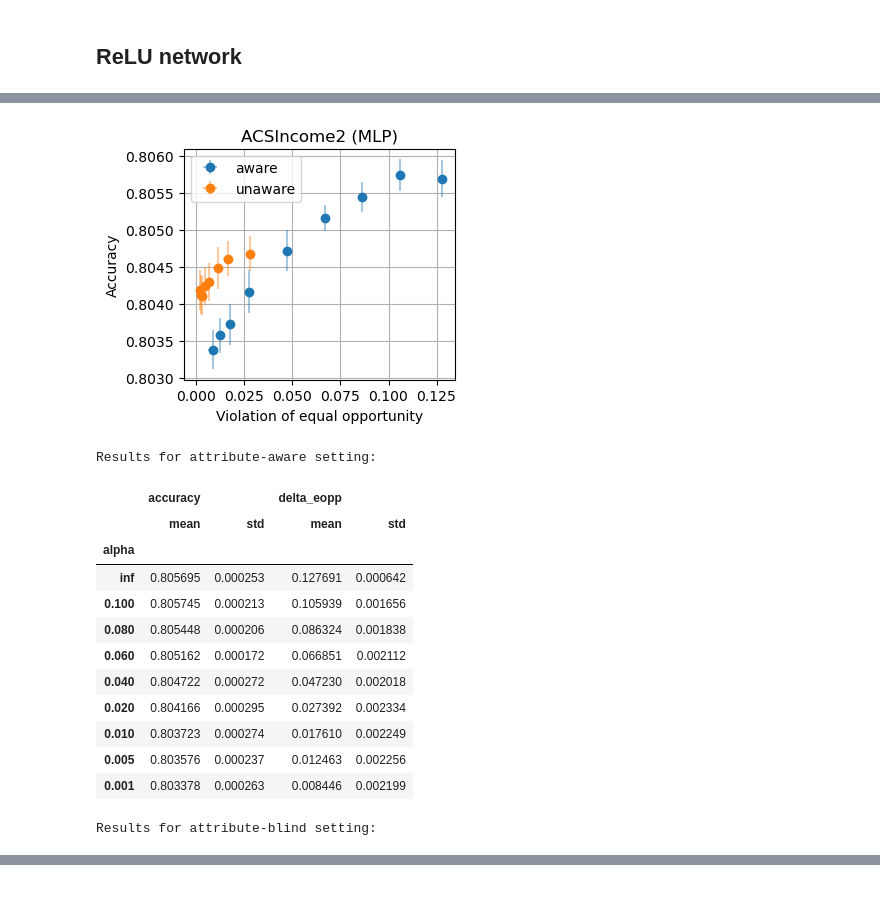
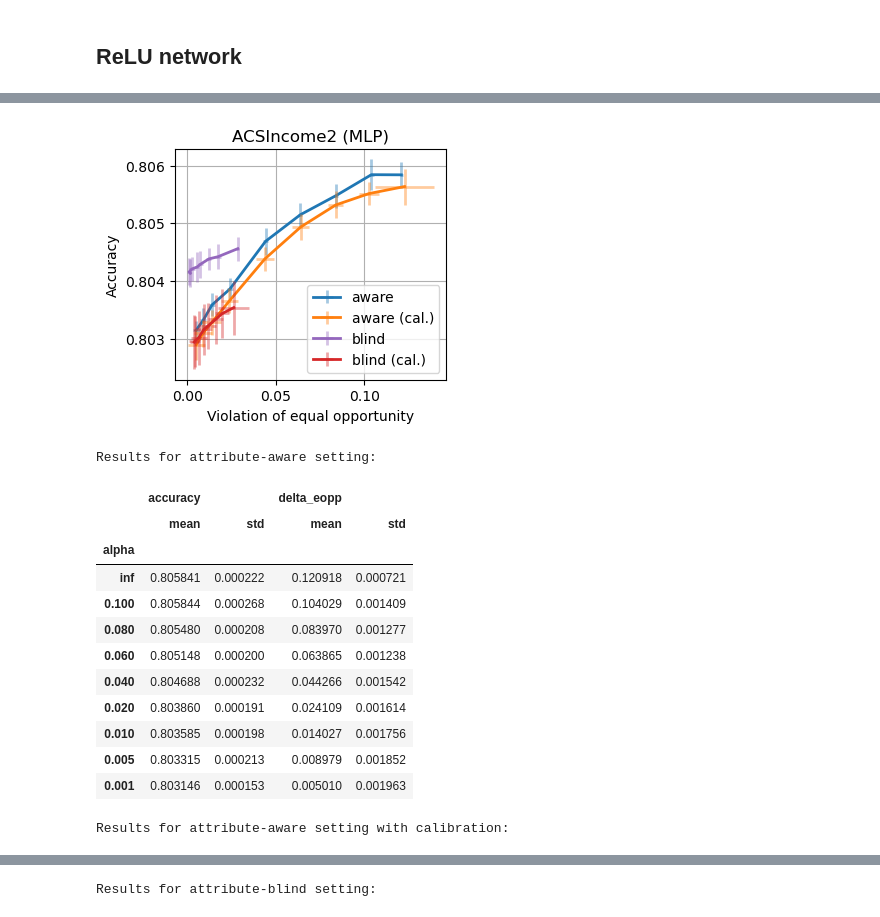
Before and after one commit to rxian/fair-classification, a Jupyter notebook: acsincome2.ipynb, the cells around one changed output, grey strips where cells are left out. Cells and saved outputs as stored; diff of their text form; code cells hidden in the pictures.

Commit message:
use post-processing set for calibration

```diff
--- a/acsincome2.ipynb
+++ b/acsincome2.ipynb
@@ -1,4 +1,6 @@
 # %%
+from functools import partial
+
 import lightgbm
 import matplotlib.pyplot as plt
 import numpy as np
@@ -22,8 +24,11 @@ seeds = range(33, 38)
 seed_pretrain = 33
 
 # Settings for calibration
-split_ratio_calib = 0.3
-n_bins_calib = 70
+n_bins_calib = 100
+prior_strength_calib = 1
+calibrator_factory = partial(BinningCalibrator,
+                             n_bins=n_bins_calib,
+                             prior_strength=prior_strength_calib)
 
 max_workers = 32
 device = torch.device("cuda") if torch.cuda.is_available() else torch.device(
@@ -707,50 +1185,94 @@ Results for attribute-blind setting:
 # %%
 ## Post-processing for equal opportunity
 
 df_aware = utils.postprocess_and_evaluate(
     [np.inf, 0.1, 0.08, 0.06, 0.04, 0.02, 0.01, 0.005, 0.001],
     seeds,
     'eopp',
     ['accuracy', 'delta_eopp'],
     **postprocess_kwargs,
 )
+df_aware_cal = utils.postprocess_and_evaluate(
+    [np.inf, 0.1, 0.08, 0.06, 0.04, 0.02, 0.01, 0.005, 0.001],
+    seeds,
+    'eopp',
+    ['accuracy', 'delta_eopp'],
+    calibrator_factory=calibrator_factory,
+    **postprocess_kwargs,
+)
 df_blind = utils.postprocess_and_evaluate(
     [np.inf, 0.02, 0.015, 0.01, 0.008, 0.005, 0.002, 0.001],
     seeds,
     'eopp',
     ['accuracy', 'delta_eopp'],
     **postprocess_u_kwargs,
 )
+df_blind_cal = utils.postprocess_and_evaluate(
+    [np.inf, 0.02, 0.015, 0.01, 0.008, 0.005, 0.002, 0.001],
+    seeds,
+    'eopp',
+    ['accuracy', 'delta_eopp'],
+    calibrator_factory=calibrator_factory,
+    **postprocess_u_kwargs,
+)
 
 fig, ax = plt.subplots(1, 1, figsize=(3.5, 3))
-utils.plot_results(ax, df_aware, 'delta_eopp', 'accuracy', label='aware')
-utils.plot_results(ax, df_blind, 'delta_eopp', 'accuracy', label='unaware')
+utils.plot_results(ax,
+                   df_aware,
+                   'delta_eopp',
+                   'accuracy',
+                   label='aware',
+                   zorder=10)
+utils.plot_results(ax,
+                   df_aware_cal,
+                   'delta_eopp',
+                   'accuracy',
+                   label='aware (cal.)',
+                   zorder=20)
+utils.plot_results(ax,
+                   df_blind,
+                   'delta_eopp',
+                   'accuracy',
+                   label='blind',
+                   color='tab:purple',
+                   zorder=40)
+utils.plot_results(ax,
+                   df_blind_cal,
+                   'delta_eopp',
+                   'accuracy',
+                   label='blind (cal.)',
+                   color='tab:red',
+                   zorder=30)
 ax.set_xlabel("Violation of equal opportunity")
 ax.set_ylabel("Accuracy")
 ax.set_title("ACSIncome2 (MLP)")
 ax.legend()
 plt.show()
 
 print("Results for attribute-aware setting:")
 display(df_aware)
+print("Results for attribute-aware setting with calibration:")
+display(df_aware_cal)
 print("Results for attribute-blind setting:")
 display(df_blind)
+print("Results for attribute-blind setting with calibration:")
+display(df_blind_cal)
 # %% [output]
-[figure, old version]
+[figure, new version]
 Results for attribute-aware setting:
 |  | accuracy |  | delta_eopp |  |
 |  | mean | std | mean | std |
 | alpha |  |  |  |  |
-| inf | 0.805695 | 0.000253 | 0.127691 | 0.000642 |
-| 0.100 | 0.805745 | 0.000213 | 0.105939 | 0.001656 |
-| 0.080 | 0.805448 | 0.000206 | 0.086324 | 0.001838 |
-| 0.060 | 0.805162 | 0.000172 | 0.066851 | 0.002112 |
-| 0.040 | 0.804722 | 0.000272 | 0.047230 | 0.002018 |
-| 0.020 | 0.804166 | 0.000295 | 0.027392 | 0.002334 |
-| 0.010 | 0.803723 | 0.000274 | 0.017610 | 0.002249 |
-| 0.005 | 0.803576 | 0.000237 | 0.012463 | 0.002256 |
-| 0.001 | 0.803378 | 0.000263 | 0.008446 | 0.002199 |
+| inf | 0.805841 | 0.000222 | 0.120918 | 0.000721 |
+| 0.100 | 0.805844 | 0.000268 | 0.104029 | 0.001409 |
+| 0.080 | 0.805480 | 0.000208 | 0.083970 | 0.001277 |
+| 0.060 | 0.805148 | 0.000200 | 0.063865 | 0.001238 |
+| 0.040 | 0.804688 | 0.000232 | 0.044266 | 0.001542 |
+| 0.020 | 0.803860 | 0.000191 | 0.024109 | 0.001614 |
+| 0.010 | 0.803585 | 0.000198 | 0.014027 | 0.001756 |
+| 0.005 | 0.803315 | 0.000213 | 0.008979 | 0.001852 |
+| 0.001 | 0.803146 | 0.000153 | 0.005010 | 0.001963 |
-Results for attribute-blind setting:
+Results for attribute-aware setting with calibration:
 |  | accuracy |  | delta_eopp |  |
 |  | mean | std | mean | std |
 | alpha |  |  |  |  |
@@ -764,0 +1288 @@ Results for attribute-blind setting:
+Results for attribute-blind setting:
```
Also changed, not shown: parts of 32 cells of this notebook, 8 other files.
